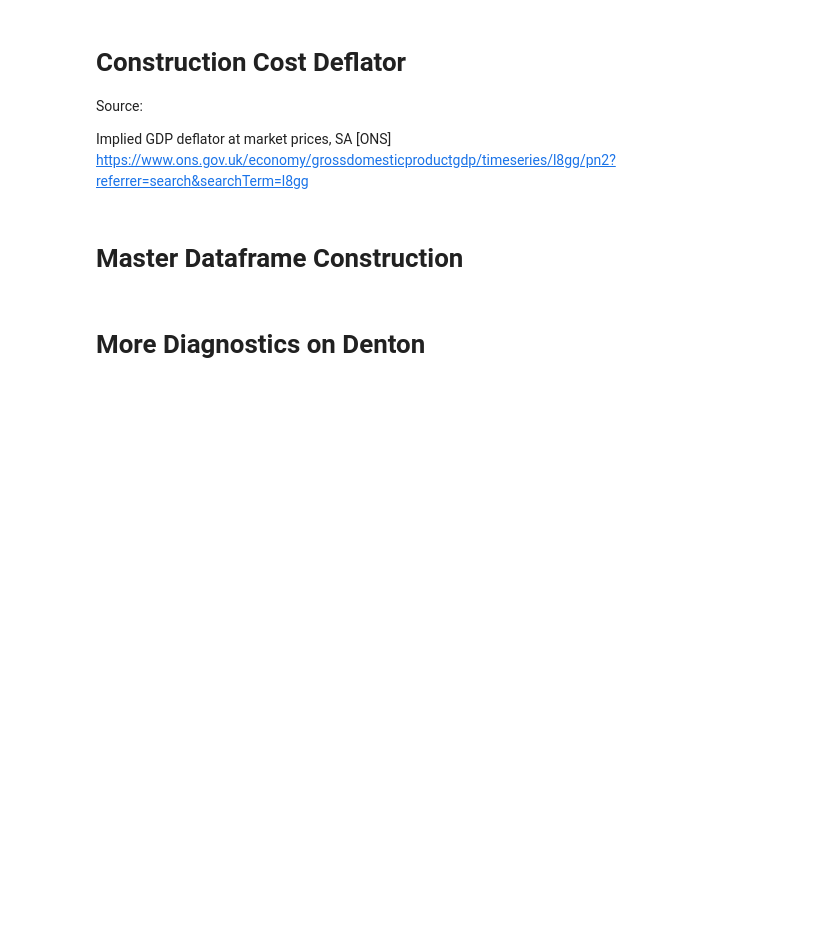
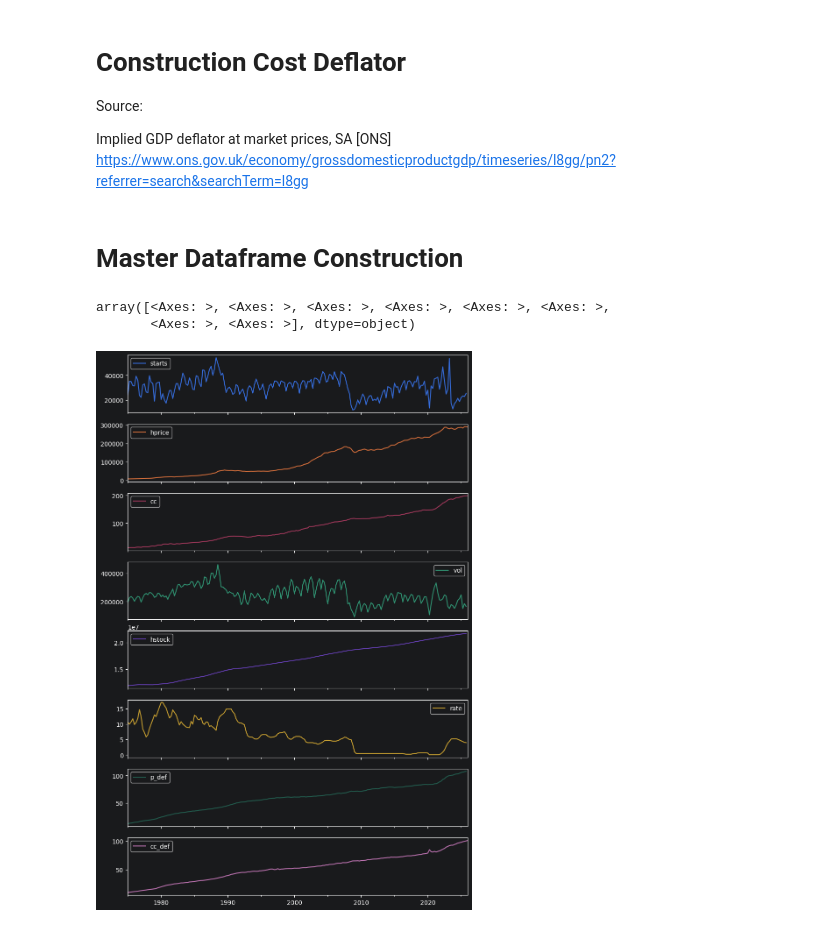
Before and after one commit to adrymmm/dissertation_housing_supply, a Jupyter notebook: notebooks/02_data_cleaning.ipynb, the cells around one changed output. Cells and saved outputs as stored; diff of their text form; code cells hidden in the pictures; blank space fills up the shorter version.

```diff
--- a/notebooks/02_data_cleaning.ipynb
+++ b/notebooks/02_data_cleaning.ipynb
@@ -414,25 +412,45 @@ comp["Date"] = comp["Date"].dt.to_period("Q")
 # %%
 # Rescaling factor
 s = 1e6
-base = 11_984_000 / s
-p = base + np.cumsum(comp["Completions"].to_numpy(float) / s)   # indicator, scaled
+# Indicator anchor near 1975 benchmark
+base = 11984000 / s
+# Stock grows roughly by completions at each quarter so we take cumulative sum plus the starting base to get appropriate shape
+p = base + np.cumsum(comp["Completions"].to_numpy(float) / s)
 q = comp["Date"]
 n = len(p)
 
+# Walk through quarter dates to build index as key of quarters
 qpos = {per: i for i, per in enumerate(q)}
+# Find position (index) of annual benchmark
 bpos = stock["ref_date"].dt.to_period("Q").map(qpos)
+# Drop benchmarks outside quarterly span
 keep = bpos.notna()
+# Array of quarter indices which are benchmarks
 k = bpos[keep].astype(int).to_numpy()
+# Matching stock levels of those quarter indices
 y = stock.loc[keep, "private"].to_numpy(float) / s
 
+# First difference operator
 D = np.diff(np.eye(n), axis=0)
+# Divide by indicator so build ratio series later on
 W = np.diag(1.0 / p)
+# Quadratic-form matrix of objective
 M = W @ D.T @ D @ W
+# Constraint selector
 C = np.zeros((len(k), n)); C[np.arange(len(k)), k] = 1.0
+
+# Build KKT matrix - stationarity term, C.T, C and zero block
 KKT = np.block([[2*M, C.T], [C, np.zeros((len(k), len(k)))]])
+
+# [0]
+# [y]
 rhs = np.concatenate([np.zeros(n), y])
+# Return stacked solution, keep n entries (discard lagragnge terms) and undo scaling
 x = np.linalg.solve(KKT, rhs)[:n] * s
 
+stock_q = pd.DataFrame({"Date": q, "stock": x})
+stock_q.to_csv("../data/python_master/housing_stock/hstock.csv")
+
 print("cond(KKT):", np.linalg.cond(KKT))
 # %% [output]
 cond(KKT): 859.8235957905215
@@ -615,5 +582,9 @@ def ser(name, d):
 m = pd.concat({n: ser(n, d) for n, d in dfs.items()}, axis=1).sort_index()
 
 m.to_csv(f"{MASTER}/england_master.csv")
-# %% [markdown]
-# More Diagnostics on Denton
+# %%
+m.plot(subplots=True, figsize=(10, 2*len(m.columns)))
+# %% [output]
+array([<Axes: >, <Axes: >, <Axes: >, <Axes: >, <Axes: >, <Axes: >,
+       <Axes: >, <Axes: >], dtype=object)
+[figure, added]
```
Also changed, not shown: parts of 4 cells of this notebook, 5 other files.
